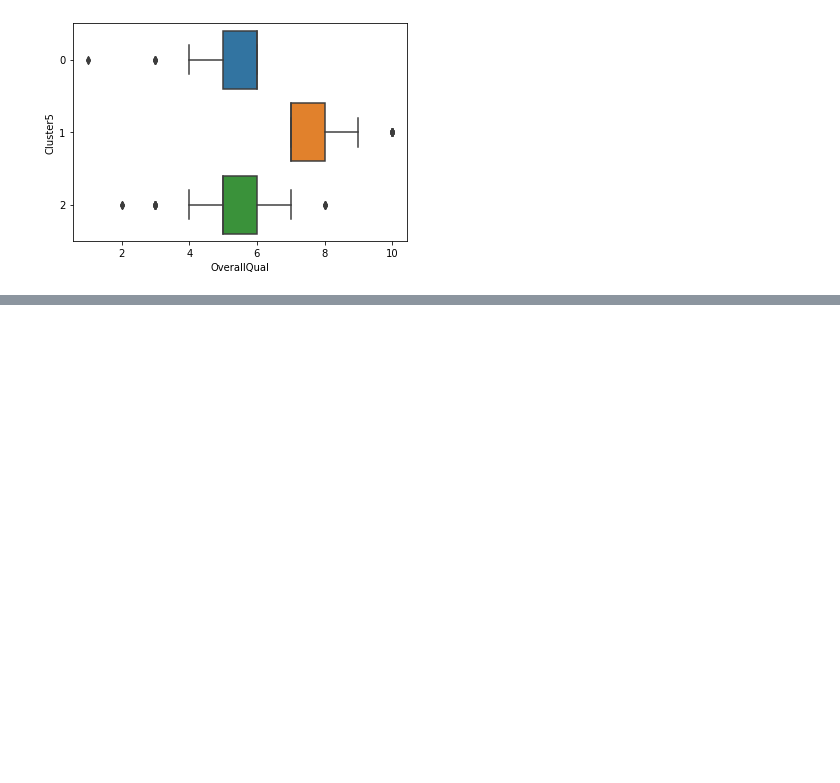
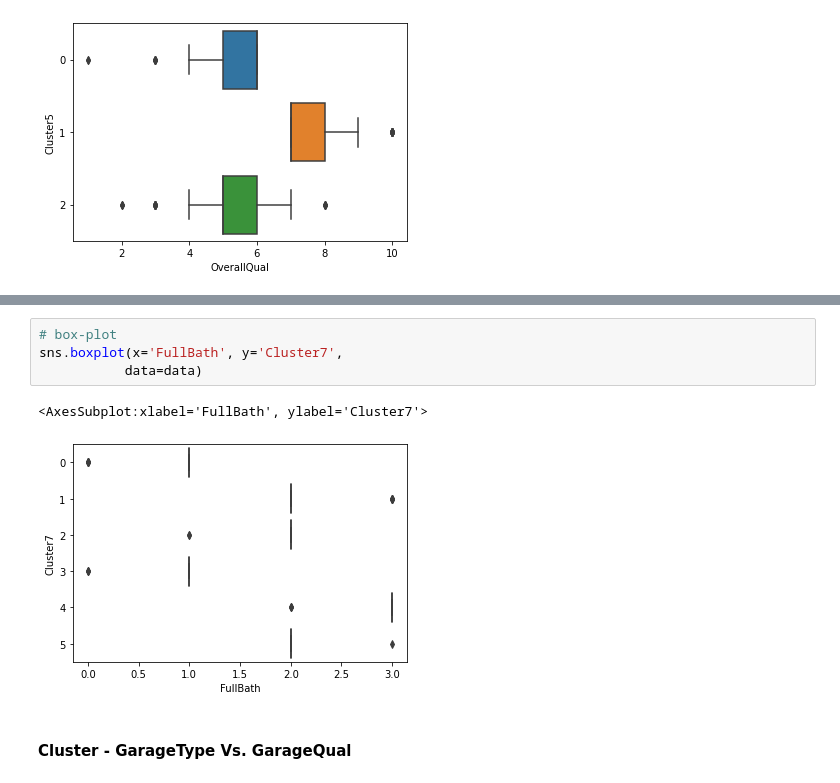
Before and after one commit to naseemap47/predictHousePrices-MachineLearning-python, a Jupyter notebook: jupyter_notebook.ipynb, the cells around one changed output, grey strips where cells are left out. Saved outputs shown, nothing was run; the diff lists cells and outputs as text; blank space fills up the shorter version.

```diff
--- a/jupyter_notebook.ipynb
+++ b/jupyter_notebook.ipynb
@@ -1661,0 +1751,9 @@ sns.boxplot(x='OverallQual', y='Cluster5',
+# %%
+# box-plot
+sns.boxplot(x='FullBath', y='Cluster7',
+           data=data)
+# %% [output]
+<AxesSubplot:xlabel='FullBath', ylabel='Cluster7'>
+[figure, added]
+# %% [markdown]
+#### Cluster - GarageType Vs. GarageQual
```
Also changed, not shown: parts of 34 cells of this notebook.
